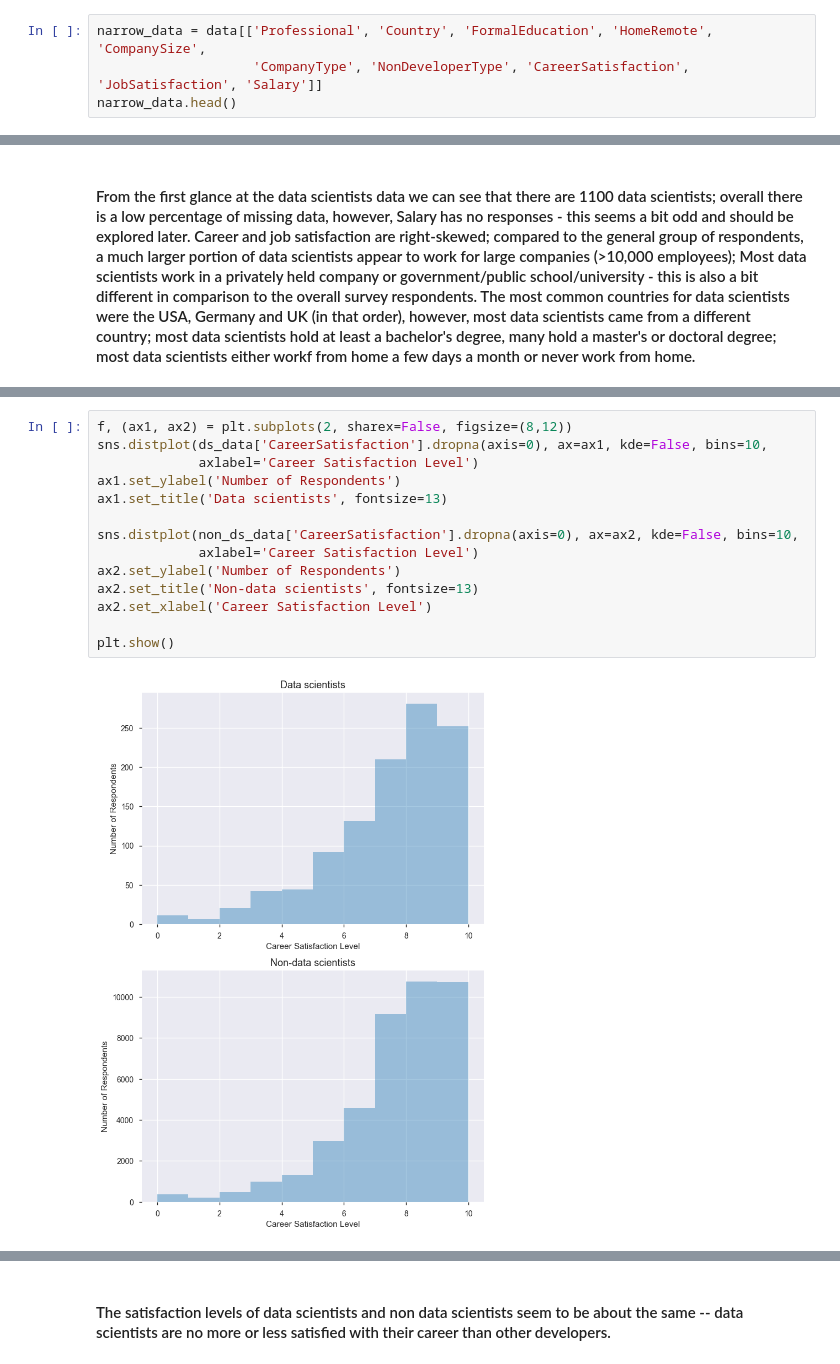
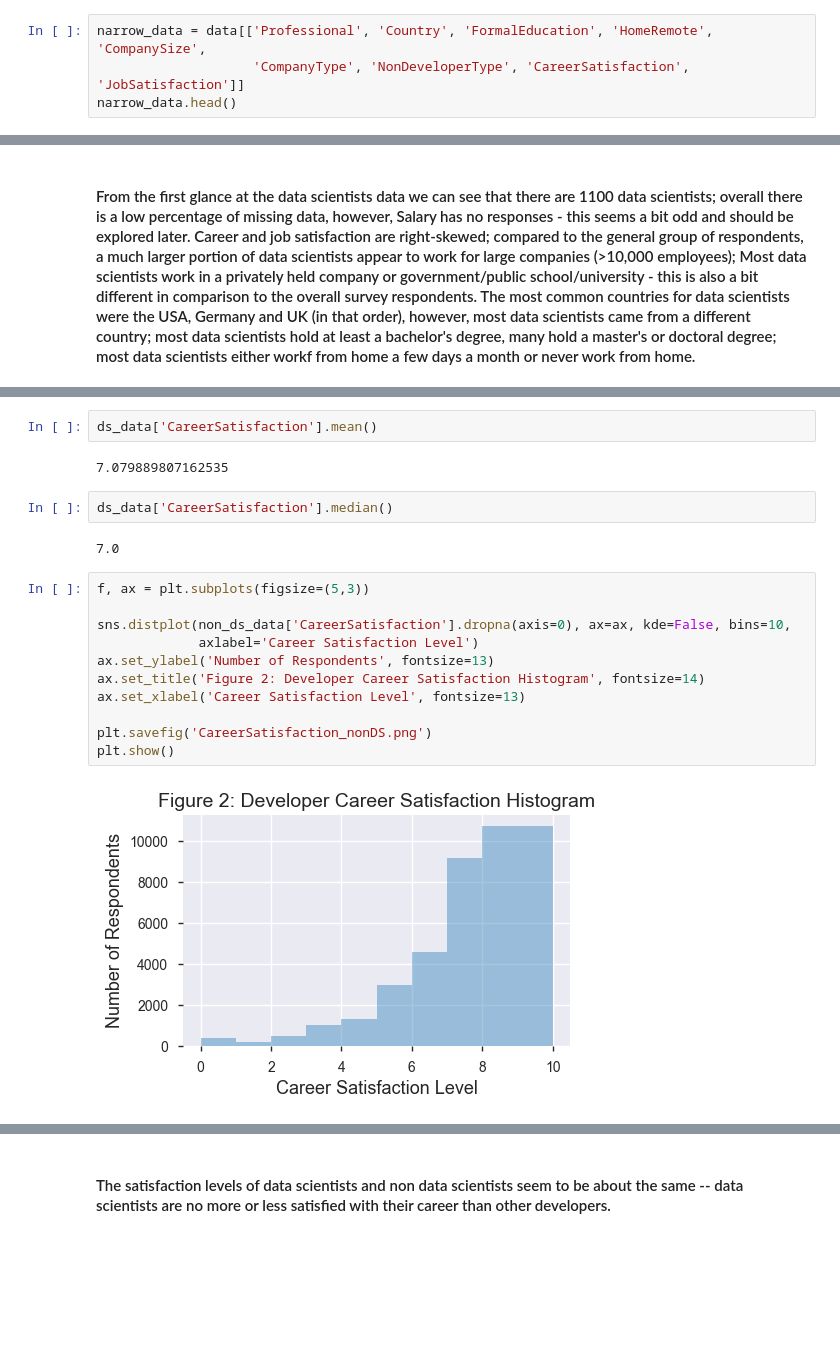
Before and after one commit to kwong0124/EDA_Project_SODevSurvey, a Jupyter notebook: EDA_Project_StackOverflowSurvey.ipynb, the cells around one changed output, grey strips where cells are left out. Drawn from its saved outputs; the diff is of its cells as text; blank space fills up the shorter version.

Commit message:
Make small changes to figure - separate figures into single figures

```diff
--- a/EDA_Project_StackOverflowSurvey.ipynb
+++ b/EDA_Project_StackOverflowSurvey.ipynb
@@ -59,7 +59,7 @@ data.shape
 (51392, 154)
 # %%
 narrow_data = data[['Professional', 'Country', 'FormalEducation', 'HomeRemote', 'CompanySize',
-                    'CompanyType', 'NonDeveloperType', 'CareerSatisfaction', 'JobSatisfaction', 'Salary']]
+                    'CompanyType', 'NonDeveloperType', 'CareerSatisfaction', 'JobSatisfaction']]
 narrow_data.head()
 # %% [output]
 |  | Professional | Country | FormalEducation | HomeRemote | CompanySize | CompanyType | NonDeveloperType | ... |
@@ -116,16 +128,21 @@ non_ds_data = narrow_data[narrow_data.DataScientist == 0]
+# %%
+ds_data['CareerSatisfaction'].mean()
+# %% [output]
+7.079889807162535
+# %%
+ds_data['CareerSatisfaction'].median()
+# %% [output]
+7.0
 # %%
-f, (ax1, ax2) = plt.subplots(2, sharex=False, figsize=(8,12))
-sns.distplot(ds_data['CareerSatisfaction'].dropna(axis=0), ax=ax1, kde=False, bins=10,
+f, ax = plt.subplots(figsize=(5,3))
+
+sns.distplot(non_ds_data['CareerSatisfaction'].dropna(axis=0), ax=ax, kde=False, bins=10,
              axlabel='Career Satisfaction Level')
-ax1.set_ylabel('Number of Respondents')
-ax1.set_title('Data scientists', fontsize=13)
+ax.set_ylabel('Number of Respondents', fontsize=13)
+ax.set_title('Figure 2: Developer Career Satisfaction Histogram', fontsize=14)
+ax.set_xlabel('Career Satisfaction Level', fontsize=13)
 
-sns.distplot(non_ds_data['CareerSatisfaction'].dropna(axis=0), ax=ax2, kde=False, bins=10,
-             axlabel='Career Satisfaction Level')
-ax2.set_ylabel('Number of Respondents')
-ax2.set_title('Non-data scientists', fontsize=13)
-ax2.set_xlabel('Career Satisfaction Level')
-
+plt.savefig('CareerSatisfaction_nonDS.png')
 plt.show()
 # %% [output]
-[figure, old version]
+[figure, new version]
```
Also changed, not shown: parts of 15 cells of this notebook, 15 other files.
